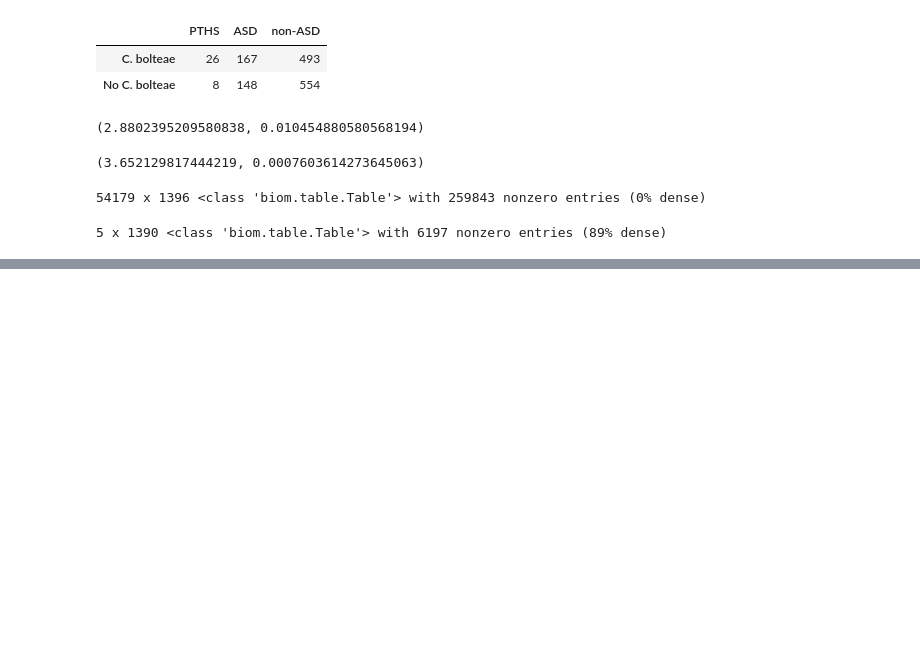
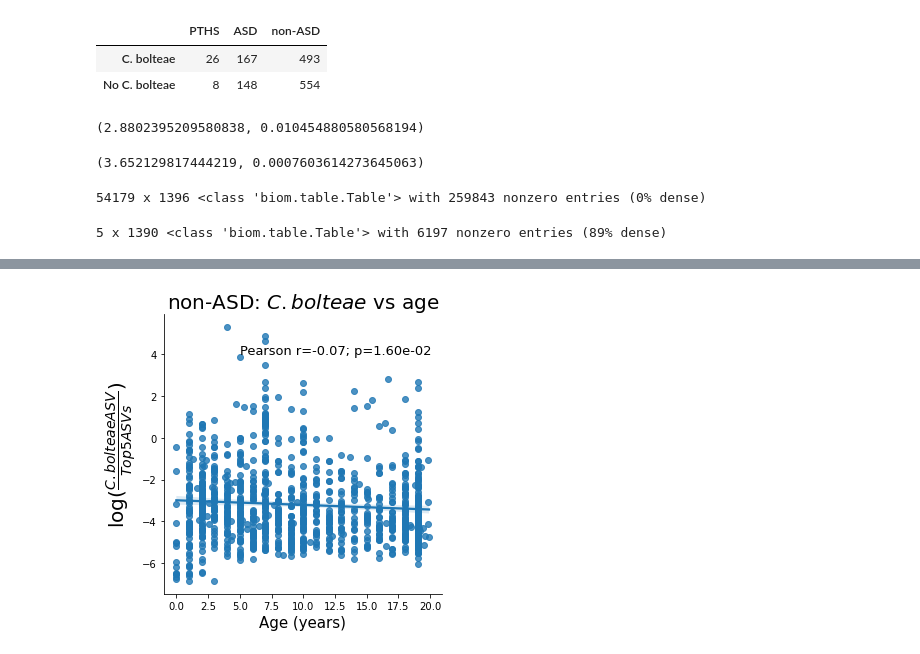
Before and after one commit to ahdilmore/pths_notebooks, a Jupyter notebook: PTHS-Metagenomics-Figure1.ipynb, the cells around one changed output, grey strips where cells are left out. Saved outputs shown, nothing was run; the diff lists cells and outputs as text; code cells hidden in the pictures; blank space fills up the shorter version.

```diff
--- a/PTHS-Metagenomics-Figure1.ipynb
+++ b/PTHS-Metagenomics-Figure1.ipynb
@@ -399,0 +579,13 @@ plt.tight_layout()
+# %%
+noasd = age_group_data.loc[age_group_data['asd']=='non-ASD']
+sns.lmplot(data=noasd, x='age_years', y='log_ratio_bolteae')
+r, p = ss.pearsonr(noasd['age_years'], noasd['log_ratio_bolteae'])
+ax = plt.gca()
+ax.set_ylabel(r'$\log (\frac{C. bolteae ASV}{Top 5 ASVs})$', fontsize=20)
+ax.set_xlabel('Age (years)', fontsize=15)
+ax.text(5, 4, 'Pearson r=%0.2f; p=%0.2e' % (r, p), fontsize=13)
+plt.title(r'non-ASD: $C. bolteae$ vs age', fontsize=20)
+plt.tight_layout()
+plt.savefig('noASD_scatter_cbolteae_16s.pdf')
+# %% [output]
+[figure, added]
```
Also changed, not shown: parts of 24 cells of this notebook.
